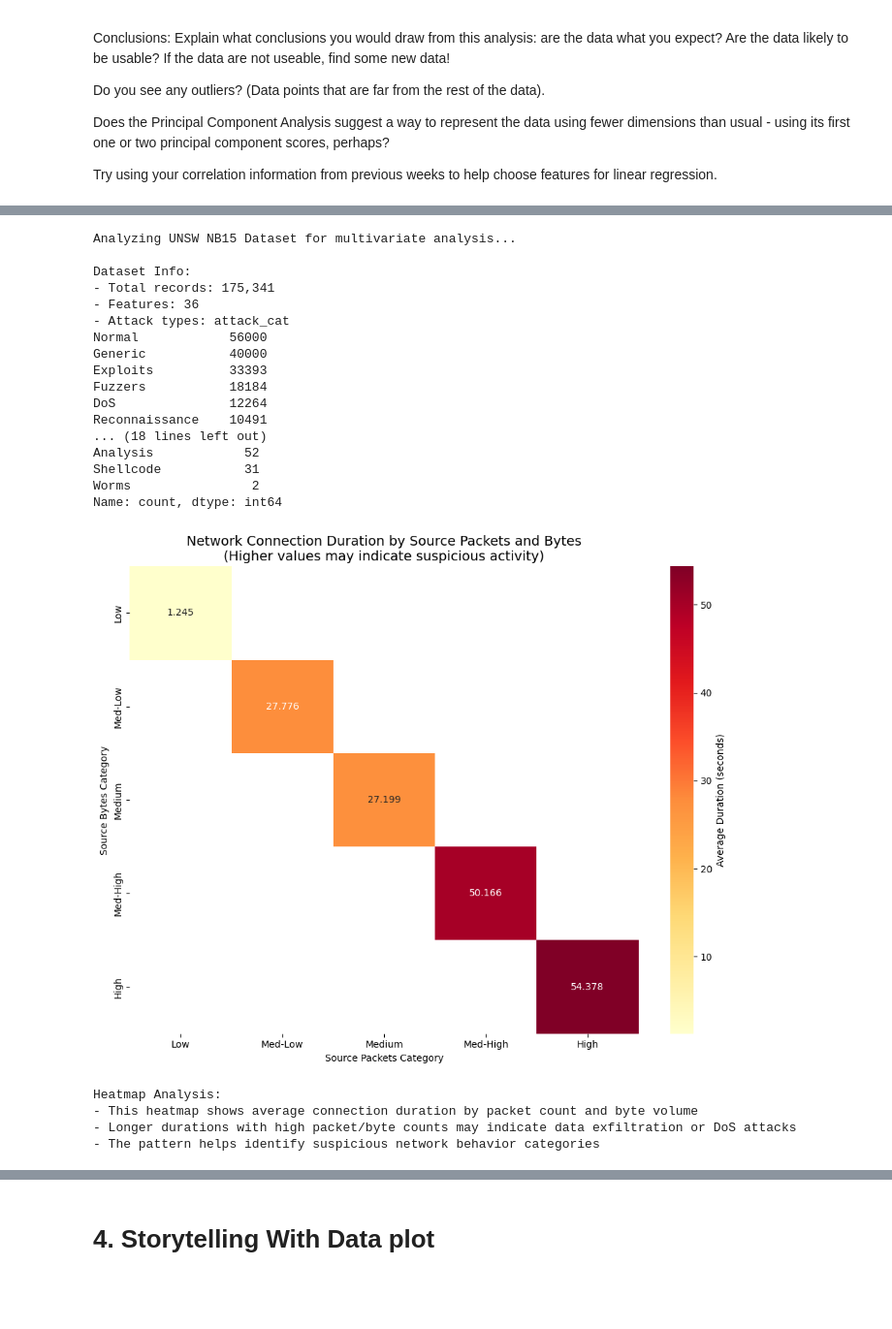
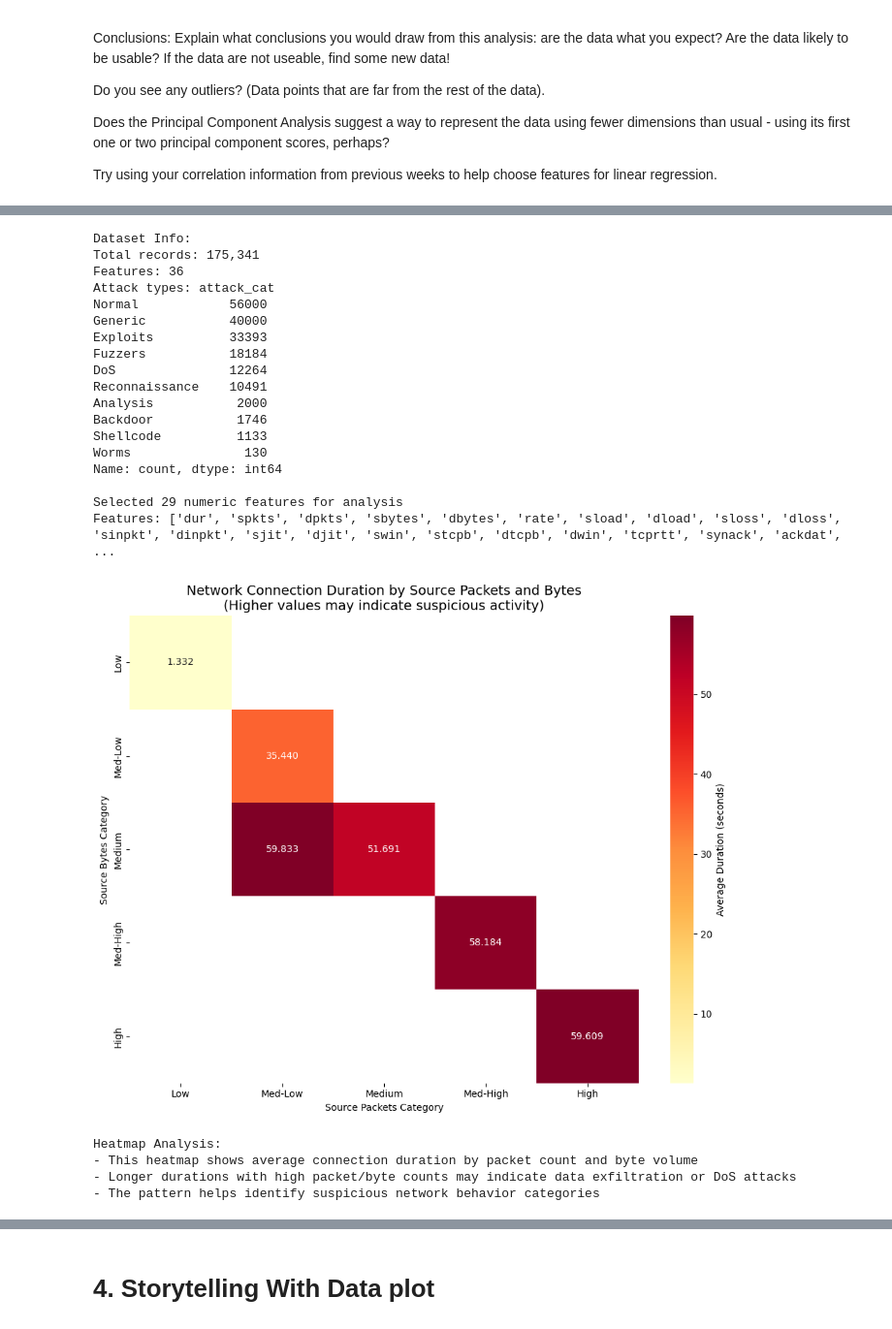
Before and after one commit to luanbui/DX699S, a Jupyter notebook: Week9.ipynb, the cells around one changed output, grey strips where cells are left out. Shown at 97% size. Drawn from its saved outputs; the diff is of its cells as text; code cells hidden in the pictures; blank space fills up the shorter version.

```diff
--- a/Week9.ipynb
+++ b/Week9.ipynb
@@ -107,80 +193,68 @@ First few rows:
 
 [5 rows x 36 columns]
 # %%
-# Focus on UNSW dataset for detailed analysis (more structured for multivariate analysis)
-print("Analyzing UNSW NB15 Dataset for multivariate analysis...")
+# UNSW dataset for detailed analysis
 print("\nDataset Info:")
-print(f"- Total records: {len(unsw_data):,}")
-print(f"- Features: {len(unsw_data.columns)}")
-print(f"- Attack types: {unsw_data['attack_cat'].value_counts()}")
+print(f"Total records: {len(unsw_data):,}")
+print(f"Features: {len(unsw_data.columns)}")
+print(f"Attack types: {unsw_data['attack_cat'].value_counts()}")
 
 # Select numeric features for analysis
 numeric_cols = unsw_data.select_dtypes(include=[np.number]).columns.tolist()
+
 # Remove label columns
 numeric_cols = [col for col in numeric_cols if col not in ['label', 'ct_flw_http_mthd', 'ct_ftp_cmd']]
 
 print(f"\nSelected {len(numeric_cols)} numeric features for analysis")
-print("Features:", numeric_cols[:10], "... (showing first 10)")
-
-# Create a subset for analysis (sample to make computations manageable)
-np.random.seed(42)
-sample_size = 5000
-sample_indices = np.random.choice(len(unsw_data), sample_size, replace=False)
-df_sample = unsw_data.iloc[sample_indices].copy()
-
-print(f"\nWorking with random sample of {len(df_sample):,} records")
-print(f"Attack distribution in sample: {df_sample['attack_cat'].value_counts()}")
+print(f"Features: {numeric_cols}")
 # %% [output]
-Analyzing UNSW NB15 Dataset for multivariate analysis...
-
 Dataset Info:
-- Total records: 175,341
-- Features: 36
-- Attack types: attack_cat
+Total records: 175,341
+Features: 36
+Attack types: attack_cat
 Normal            56000
 Generic           40000
 Exploits          33393
 Fuzzers           18184
 DoS               12264
 Reconnaissance    10491
-... (18 lines left out)
-Analysis            52
-Shellcode           31
-Worms                2
+Analysis           2000
+Backdoor           1746
+Shellcode          1133
+Worms               130
 Name: count, dtype: int64
+
+Selected 29 numeric features for analysis
+Features: ['dur', 'spkts', 'dpkts', 'sbytes', 'dbytes', 'rate', 'sload', 'dload', 'sloss', 'dloss', 'sinpkt', 'dinpkt', 'sjit', 'djit', 'swin', 'stcpb', 'dtcpb', 'dwin', 'tcprtt', 'synack', 'ackdat',  ...
 # %%
-## 1. Heatmap Analysis
+# Categorize packet counts and bytes
+unsw_data['spkts_cat'] = pd.cut(unsw_data['spkts'], bins=5, labels=['Low', 'Med-Low', 'Medium', 'Med-High', 'High'])
+unsw_data['sbytes_cat'] = pd.cut(unsw_data['sbytes'], bins=5, labels=['Low', 'Med-Low', 'Medium', 'Med-High', 'High'])
 
-# Create categories for key network features
-df_analysis = df_sample.copy()
-
-# Categorize packet counts and bytes for heatmap using simpler approach
-df_analysis['spkts_cat'] = pd.cut(df_analysis['spkts'], bins=5, labels=['Low', 'Med-Low', 'Medium', 'Med-High', 'High'])
-df_analysis['sbytes_cat'] = pd.cut(df_analysis['sbytes'], bins=5, labels=['Low', 'Med-Low', 'Medium', 'Med-High', 'High'])
-
-# Create pivot table for heatmap - average connection duration by packet and byte categories
-pivot_network = df_analysis.pivot_table(
+# Create pivot table for heatmap
+pivot_network = unsw_data.pivot_table(
     index='sbytes_cat',
     columns='spkts_cat',
     values='dur',
-    aggfunc='mean'
+    aggfunc='mean',
+    observed=True
 )
 
 # Create heatmap
 plt.figure(figsize=(10, 8))
 ax = sns.heatmap(pivot_network, cmap='YlOrRd', annot=True, fmt='.3f', cbar_kws={'label': 'Average Duration (seconds)'})
 ax.set_title('Network Connection Duration by Source Packets and Bytes\n(Higher values may indicate suspicious activity)', fontsize=14)
 ax.set_xlabel('Source Packets Category')
 ax.set_ylabel('Source Bytes Category')
 plt.tight_layout()
 plt.show()
 
 print("Heatmap Analysis:")
 print("- This heatmap shows average connection duration by packet count and byte volume")
 print("- Longer durations with high packet/byte counts may indicate data exfiltration or DoS attacks")
 print("- The pattern helps identify suspicious network behavior categories")
 # %% [output]
-[figure, old version]
+[figure, new version]
 Heatmap Analysis:
 - This heatmap shows average connection duration by packet count and byte volume
 - Longer durations with high packet/byte counts may indicate data exfiltration or DoS attacks
```
Also changed, not shown: parts of 11 cells of this notebook, 4 other files.
